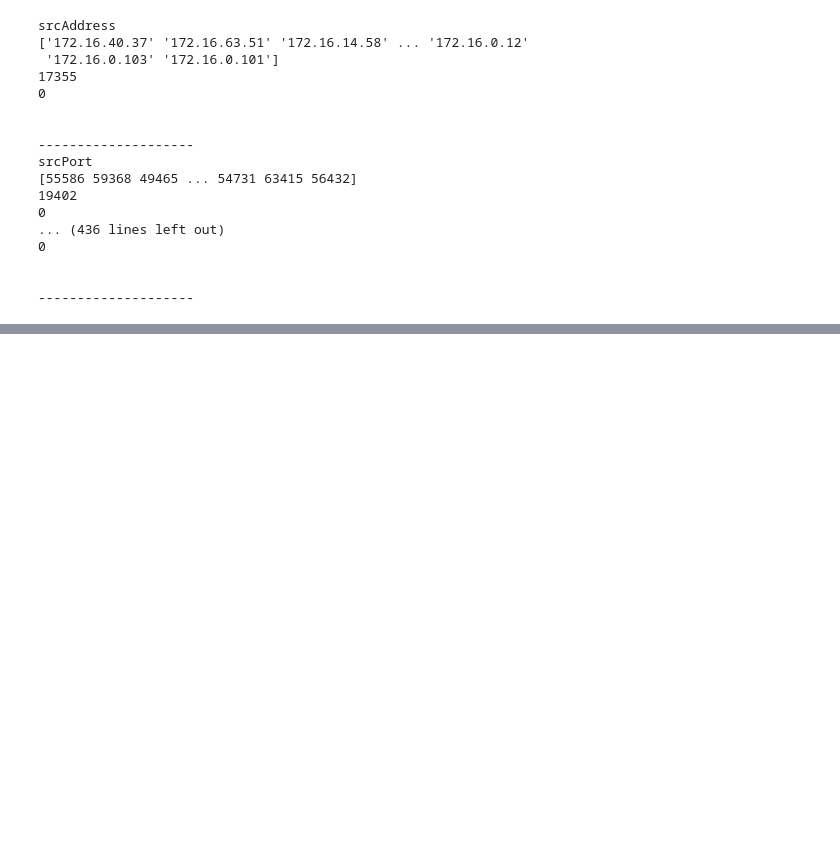
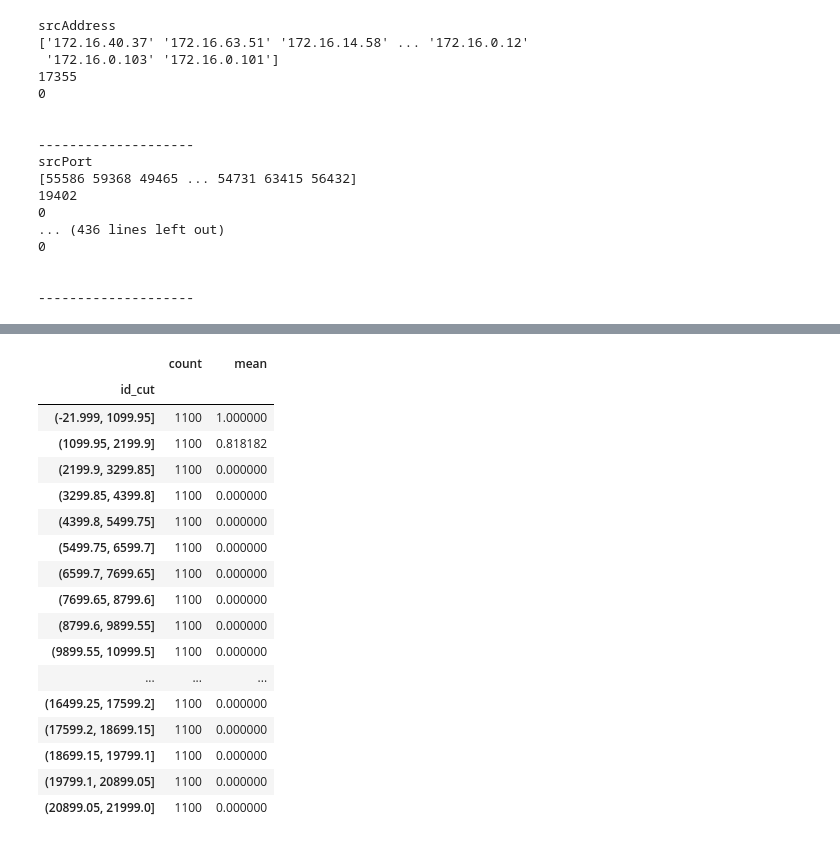
Before and after one commit to michaelzhouy/Competition, a Jupyter notebook: 10-西湖论剑/02-加密流量检测/train/EDA.ipynb, the cells around one changed output, grey strips where cells are left out. Cells and saved outputs as stored; diff of their text form; code cells hidden in the pictures; blank space fills up the shorter version.

```diff
--- a/10-西湖论剑/02-加密流量检测/train/EDA.ipynb
+++ b/10-西湖论剑/02-加密流量检测/train/EDA.ipynb
@@ -58,3 +78,9 @@ srcPort
 
 
 --------------------
+# %%
+codes, uniques = pd.factorize(train['eventId'])
+train['eventId'] = codes
+# %%
+train['id_cut'] = pd.cut(train['eventId'], 10)
+train.groupby('id_cut')['label'].agg(['count', 'mean'])
@@ -60,0 +100,22 @@ srcPort
+# %%
+train['id_cut'] = pd.cut(train['eventId'], 20)
+train.groupby('id_cut')['label'].agg(['count', 'mean'])
+# %% [output]
+|  | count | mean |
+| id_cut |  |  |
+| (-21.999, 1099.95] | 1100 | 1.000000 |
+| (1099.95, 2199.9] | 1100 | 0.818182 |
+| (2199.9, 3299.85] | 1100 | 0.000000 |
+| (3299.85, 4399.8] | 1100 | 0.000000 |
+| (4399.8, 5499.75] | 1100 | 0.000000 |
+| (5499.75, 6599.7] | 1100 | 0.000000 |
+| (6599.7, 7699.65] | 1100 | 0.000000 |
+| (7699.65, 8799.6] | 1100 | 0.000000 |
+| (8799.6, 9899.55] | 1100 | 0.000000 |
+| (9899.55, 10999.5] | 1100 | 0.000000 |
+| ... | ... | ... |
+| (16499.25, 17599.2] | 1100 | 0.000000 |
+| (17599.2, 18699.15] | 1100 | 0.000000 |
+| (18699.15, 19799.1] | 1100 | 0.000000 |
+| (19799.1, 20899.05] | 1100 | 0.000000 |
+| (20899.05, 21999.0] | 1100 | 0.000000 |
```
Also changed, not shown: parts of 2 cells of this notebook.
